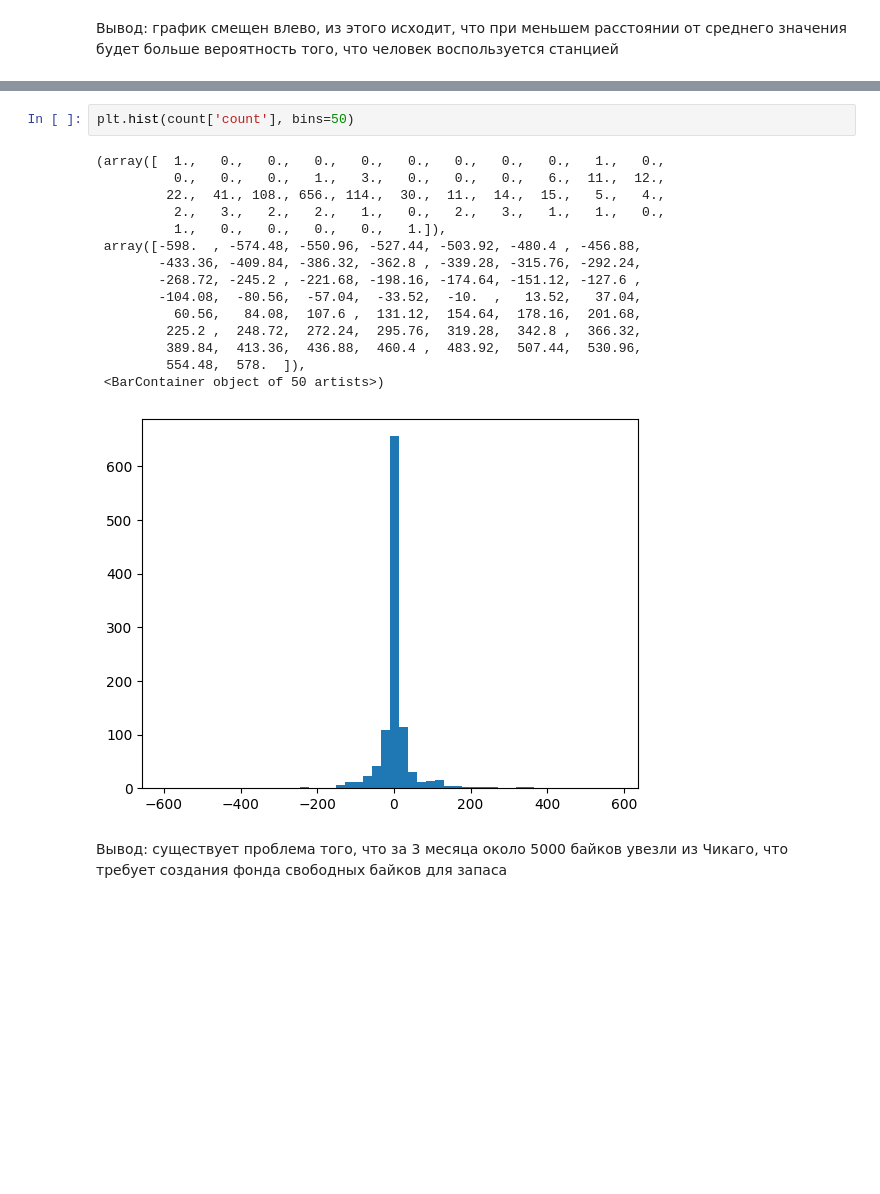
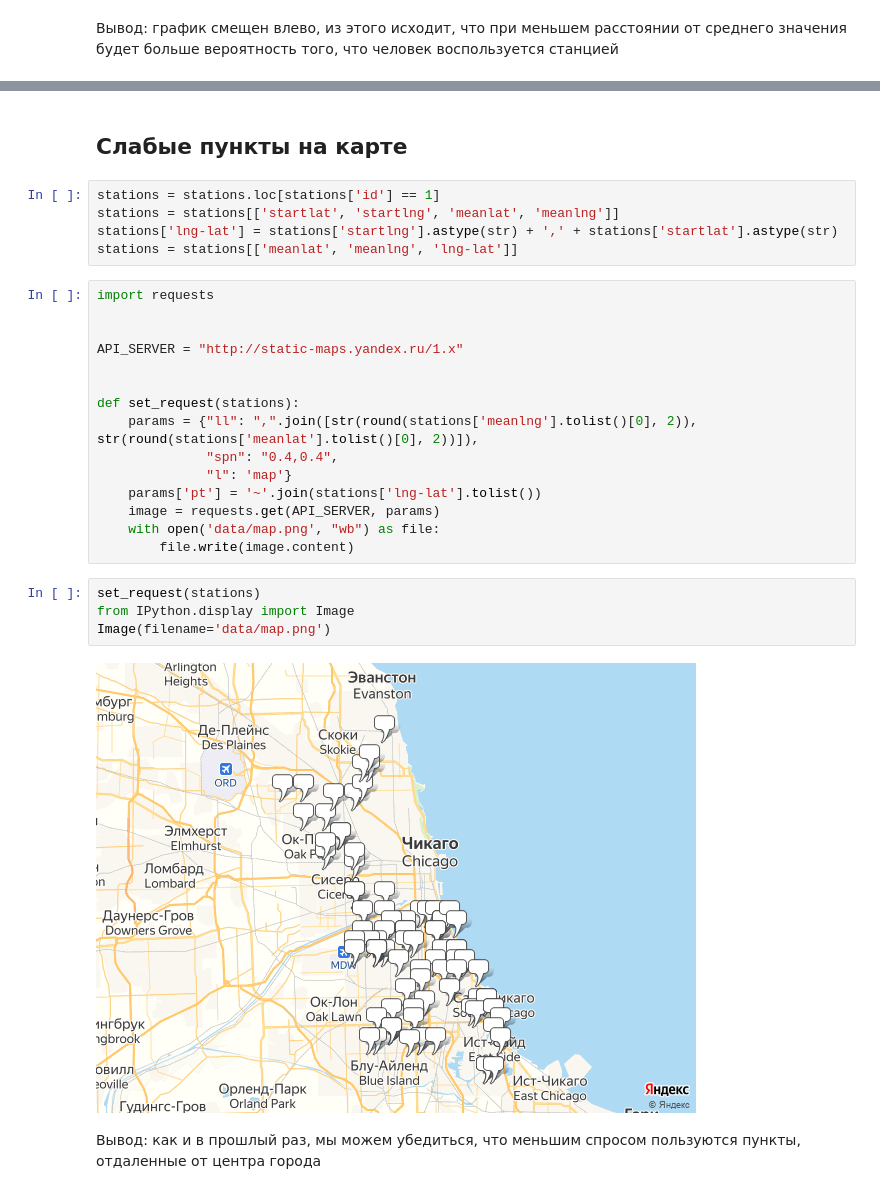
Before and after one commit to Konstantin-Kalug/yandex_bigdata_intensive, a Jupyter notebook: Stations.ipynb, the cells around one changed output, grey strips where cells are left out. Saved outputs shown, nothing was run; the diff lists cells and outputs as text; blank space fills up the shorter version.

```diff
--- a/Stations.ipynb
+++ b/Stations.ipynb
@@ -150,20 +122,30 @@ count.sort_values('count')
-# %%
-plt.hist(count['count'], bins=50)
-# %% [output]
-(array([  1.,   0.,   0.,   0.,   0.,   0.,   0.,   0.,   0.,   1.,   0.,
-          0.,   0.,   0.,   1.,   3.,   0.,   0.,   0.,   6.,  11.,  12.,
-         22.,  41., 108., 656., 114.,  30.,  11.,  14.,  15.,   5.,   4.,
-          2.,   3.,   2.,   2.,   1.,   0.,   2.,   3.,   1.,   1.,   0.,
-          1.,   0.,   0.,   0.,   0.,   1.]),
- array([-598.  , -574.48, -550.96, -527.44, -503.92, -480.4 , -456.88,
-        -433.36, -409.84, -386.32, -362.8 , -339.28, -315.76, -292.24,
-        -268.72, -245.2 , -221.68, -198.16, -174.64, -151.12, -127.6 ,
-        -104.08,  -80.56,  -57.04,  -33.52,  -10.  ,   13.52,   37.04,
-          60.56,   84.08,  107.6 ,  131.12,  154.64,  178.16,  201.68,
-         225.2 ,  248.72,  272.24,  295.76,  319.28,  342.8 ,  366.32,
-         389.84,  413.36,  436.88,  460.4 ,  483.92,  507.44,  530.96,
-         554.48,  578.  ]),
- <BarContainer object of 50 artists>)
-[figure, removed]
-# %% [markdown]
-Вывод: существует проблема того, что за 3 месяца около 5000 байков увезли из Чикаго, что требует создания фонда свободных байков для запаса
+# %% [markdown]
+## Слабые пункты на карте
+# %%
+stations = stations.loc[stations['id'] == 1]
+stations = stations[['startlat', 'startlng', 'meanlat', 'meanlng']]
+stations['lng-lat'] = stations['startlng'].astype(str) + ',' + stations['startlat'].astype(str)
+stations = stations[['meanlat', 'meanlng', 'lng-lat']]
+# %%
+import requests
+
+
+API_SERVER = "http://static-maps.yandex.ru/1.x"
+
+
+def set_request(stations):
+    params = {"ll": ",".join([str(round(stations['meanlng'].tolist()[0], 2)), str(round(stations['meanlat'].tolist()[0], 2))]),
+              "spn": "0.4,0.4",
+              "l": 'map'}
+    params['pt'] = '~'.join(stations['lng-lat'].tolist())
+    image = requests.get(API_SERVER, params)
+    with open('data/map.png', "wb") as file:
+        file.write(image.content)
+# %%
+set_request(stations)
+from IPython.display import Image
+Image(filename='data/map.png')
+# %% [output]
+[figure, added]
+# %% [markdown]
+Вывод: как и в прошлый раз, мы можем убедиться, что меньшим спросом пользуются пункты, отдаленные от центра города
```
Also changed, not shown: parts of 12 cells of this notebook.
